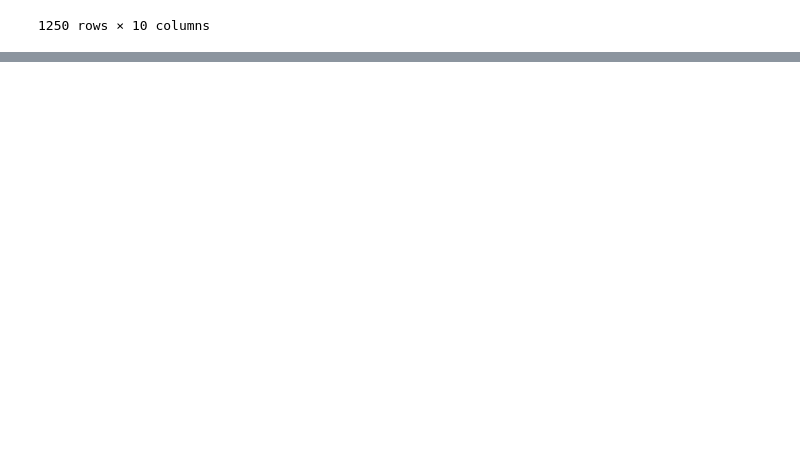
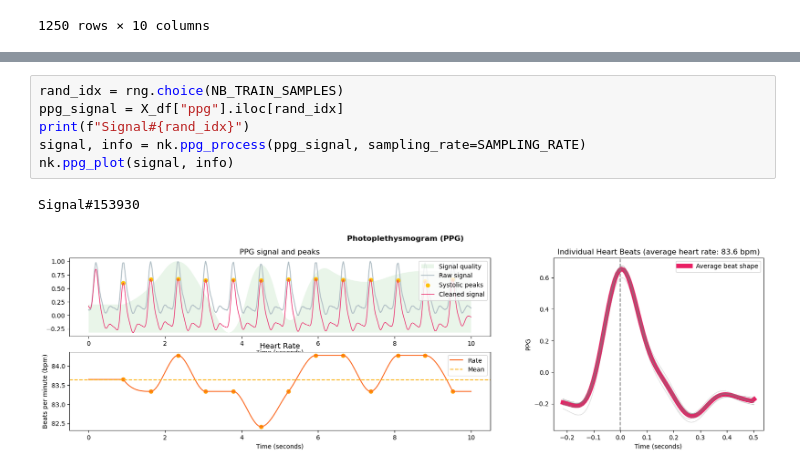
Before and after one commit to waddason/map_estimation, a Jupyter notebook: neurokit.ipynb, the cells around one changed output, grey strips where cells are left out. Cells and saved outputs as stored; diff of their text form; blank space fills up the shorter version.

```diff
--- a/neurokit.ipynb
+++ b/neurokit.ipynb
@@ -230,0 +347,9 @@ signal
+# %%
+rand_idx = rng.choice(NB_TRAIN_SAMPLES)
+ppg_signal = X_df["ppg"].iloc[rand_idx]
+print(f"Signal#{rand_idx}")
+signal, info = nk.ppg_process(ppg_signal, sampling_rate=SAMPLING_RATE)
+nk.ppg_plot(signal, info)
+# %% [output]
+Signal#153930
+[figure, added]
```
Also changed, not shown: parts of 15 cells of this notebook, 3 other files.
